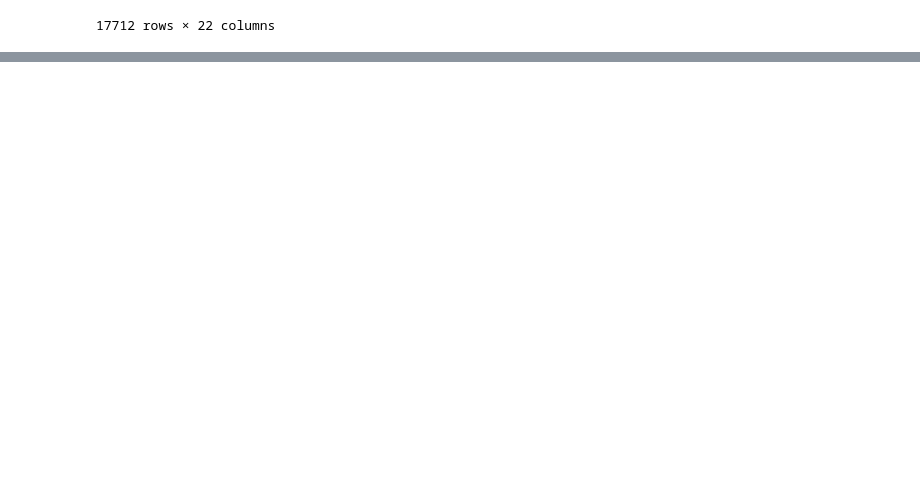
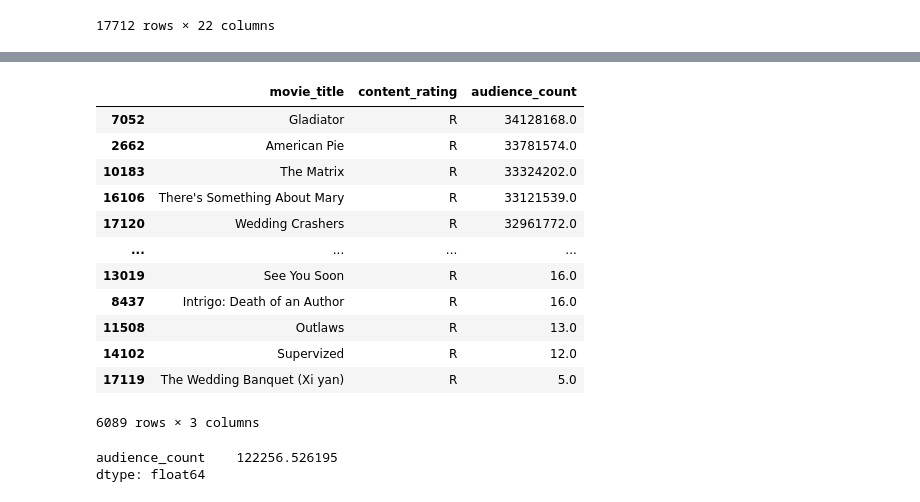
Before and after one commit to richesinrr0/microsoft_movie_analysis, a Jupyter notebook: Audience Data.ipynb, the cells around one changed output, grey strips where cells are left out. Saved outputs shown, nothing was run; the diff lists cells and outputs as text; code cells hidden in the pictures; blank space fills up the shorter version.

```diff
--- a/Audience Data.ipynb
+++ b/Audience Data.ipynb
@@ -151 +114,23 @@ NC17       11
 Name: content_rating, dtype: int64
+# %%
+df_R = df.loc[df['content_rating'] == 'R']
+df_R
+# %% [output]
+|  | movie_title | content_rating | audience_count |
+| 7052 | Gladiator | R | 34128168.0 |
+| 2662 | American Pie | R | 33781574.0 |
+| 10183 | The Matrix | R | 33324202.0 |
+| 16106 | There's Something About Mary | R | 33121539.0 |
+| 17120 | Wedding Crashers | R | 32961772.0 |
+| ... | ... | ... | ... |
+| 13019 | See You Soon | R | 16.0 |
+| 8437 | Intrigo: Death of an Author | R | 16.0 |
+| 11508 | Outlaws | R | 13.0 |
+| 14102 | Supervized | R | 12.0 |
+| 17119 | The Wedding Banquet (Xi yan) | R | 5.0 |
+6089 rows × 3 columns
+# %%
+df_R.mean()
+# %% [output]
+audience_count    122256.526195
+dtype: float64
```
Also changed, not shown: parts of 15 cells of this notebook, 1 other file.
